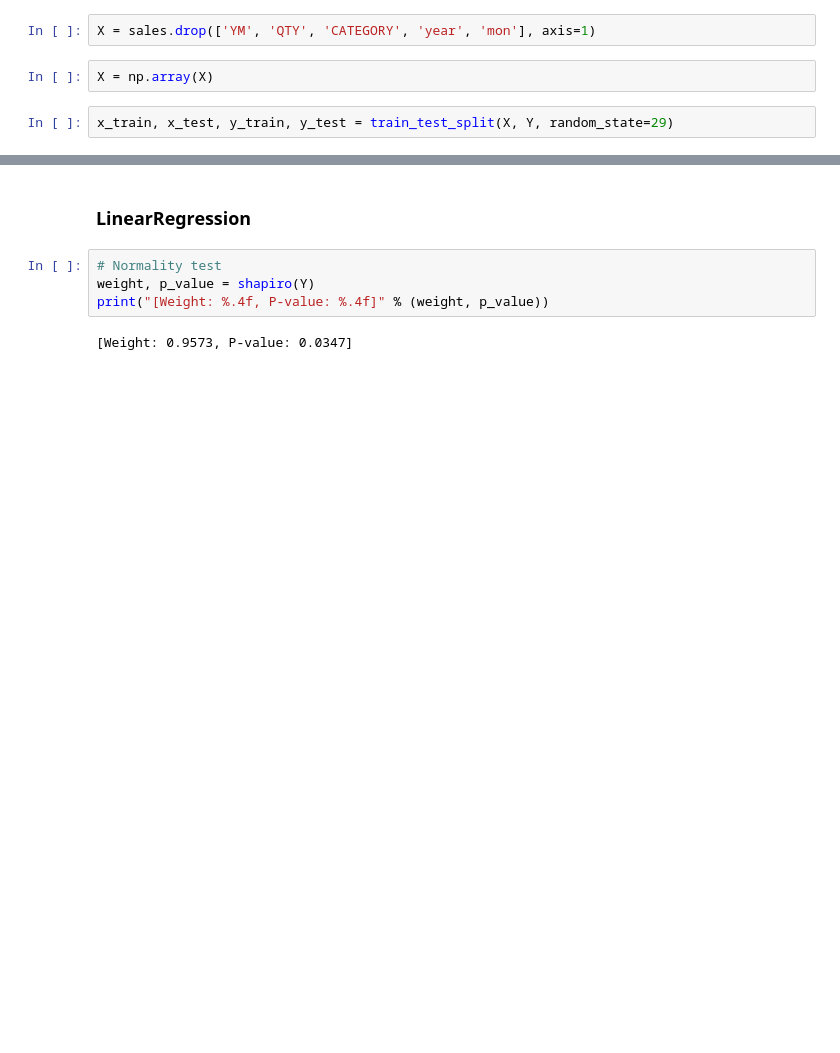
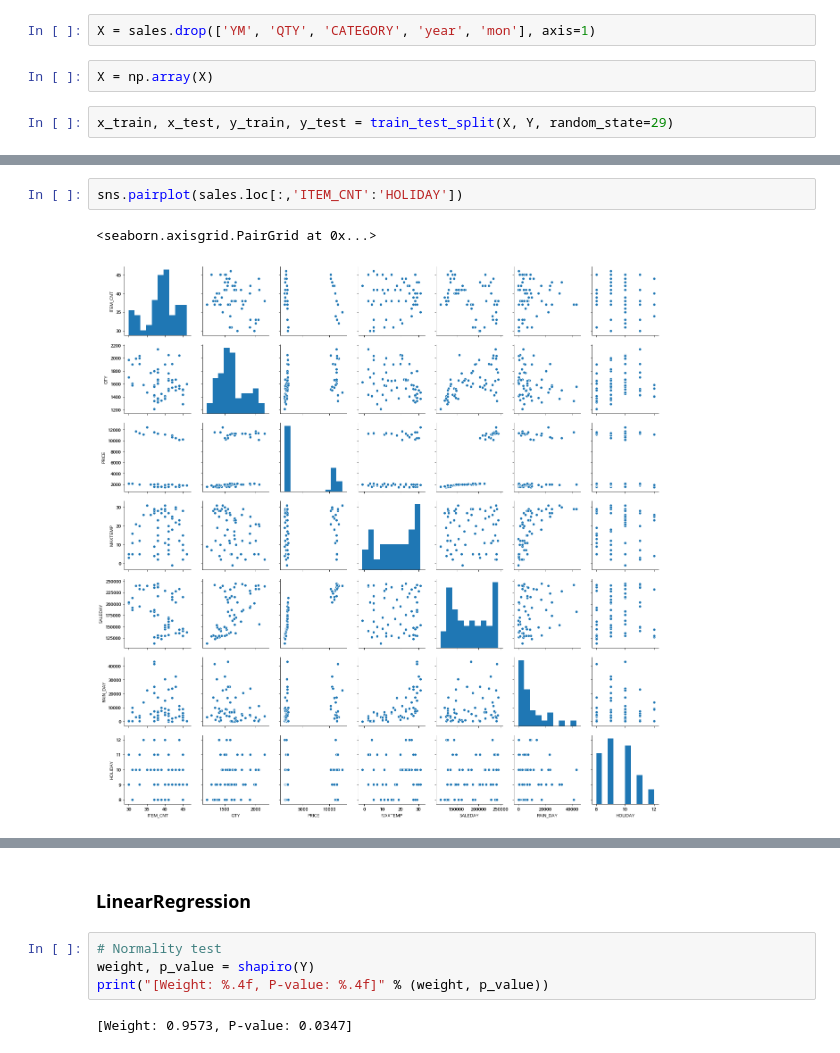
Before and after one commit to limwonki0619/Machine-Learning, a Jupyter notebook: Group_Projects/Mini_project_01/mini_project_01.ipynb, the cells around one changed output, grey strips where cells are left out. Cells and saved outputs as stored; diff of their text form; blank space fills up the shorter version.

```diff
--- a/Group_Projects/Mini_project_01/mini_project_01.ipynb
+++ b/Group_Projects/Mini_project_01/mini_project_01.ipynb
@@ -136,0 +162,5 @@ x_train, x_test, y_train, y_test = train_test_split(X, Y, random_state=29)
+# %%
+sns.pairplot(sales.loc[:,'ITEM_CNT':'HOLIDAY'])
+# %% [output]
+<seaborn.axisgrid.PairGrid at 0x...>
+[figure, added]
```
Also changed, not shown: parts of 5 cells of this notebook, 2 other files.
